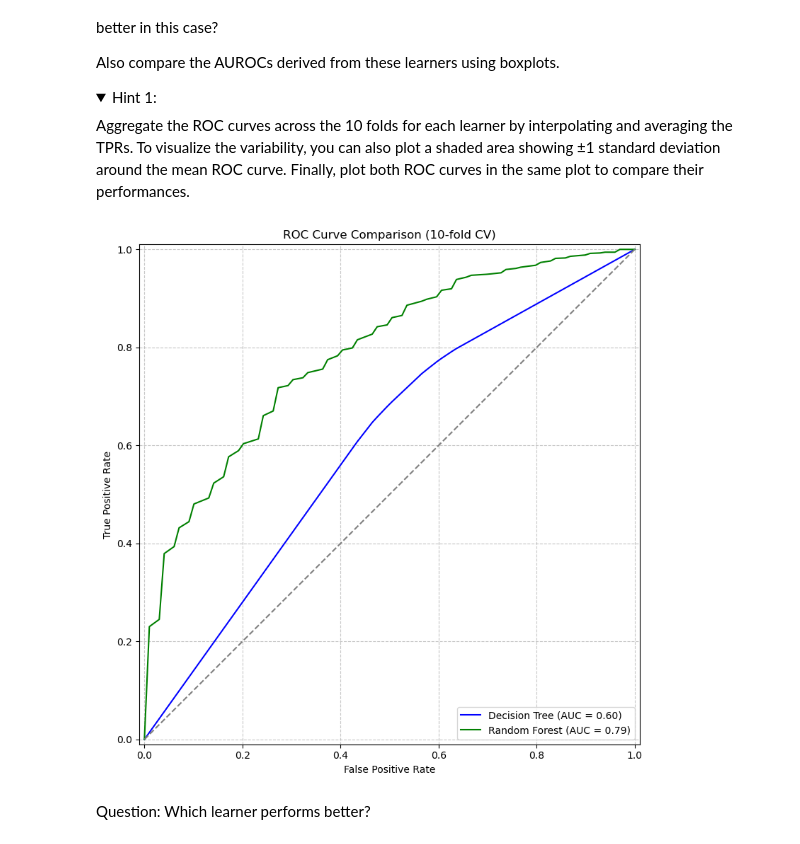
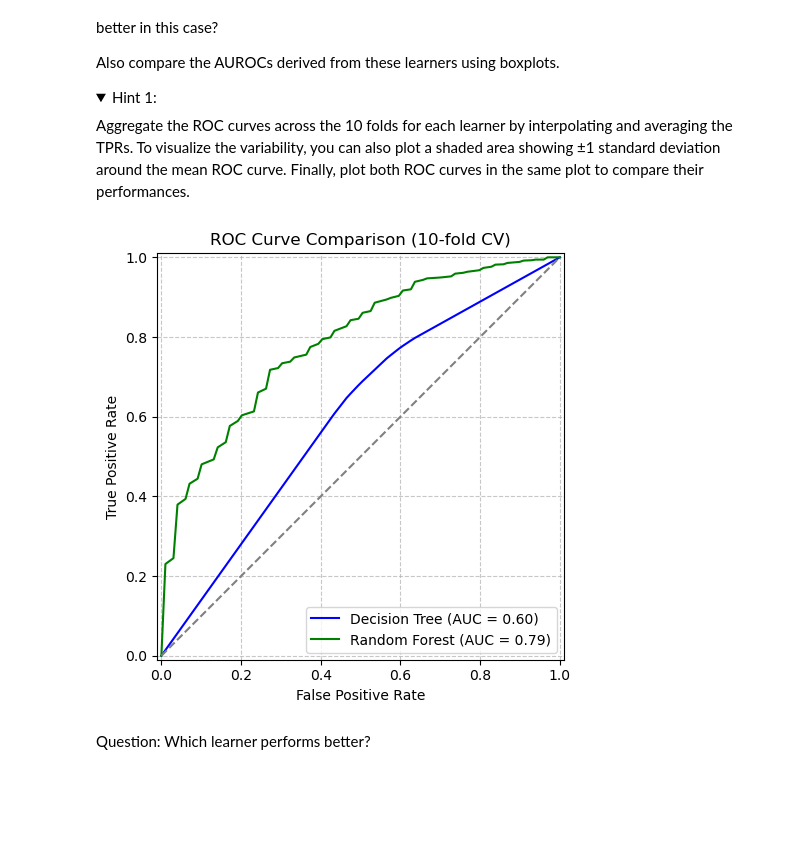
Before and after one commit to slds-lmu/lecture_appml, a Jupyter notebook: exercises/07_imbalancy_correction/07_1_roc_analysis_threshold_tuning_py.ipynb, the cells around one changed output. Saved outputs shown, nothing was run; the diff lists cells and outputs as text; code cells hidden in the pictures; folded sections open; blank space fills up the shorter version.

```diff
--- a/exercises/07_imbalancy_correction/07_1_roc_analysis_threshold_tuning_py.ipynb
+++ b/exercises/07_imbalancy_correction/07_1_roc_analysis_threshold_tuning_py.ipynb
@@ -189,19 +196,21 @@ First, use `roc_curve(y_test, probs_good, pos_label="good")` to get the values f
 #===SOLUTION===
 
 import matplotlib.pyplot as plt
-from sklearn.metrics import roc_curve, roc_auc_score
-
-fpr, tpr, thresholds = roc_curve(y_test, probs_good, pos_label="good")
+from sklearn.metrics import roc_curve, roc_auc_score, RocCurveDisplay
 
 y_test_binary = (y_test == "good").astype(int)
 roc_auc = roc_auc_score(y_test_binary, probs_good)
 
 plt.figure(figsize=(8, 6))
-plt.plot(fpr, tpr, label=f"ROC curve (AUC = {roc_auc:.2f})")
+RocCurveDisplay.from_predictions(
+    y_test,
+    probs_good,
+    pos_label="good",
+    name=f"ROC curve (AUC = {roc_auc:.2f})"
+)
 plt.plot([0, 1], [0, 1], linestyle="--", color="gray")
 plt.xlabel("False Positive Rate")
 plt.ylabel("True Positive Rate (Sensitivity)")
 plt.title("ROC Curve")
-plt.legend()
 plt.show()
 # %% [output]
@@ -389,6 +418,11 @@ for name, learner in learners.items():
 print(f"Benchmark Results:\n{'learner_id':<35} {'costs':<15}\n{'-' * 50}")
 for learner_id, cost in results.items():
     print(f"{learner_id:<35} {cost:<15.7f}")
+
+# Fit the tuned threshold classifier to get the optimal threshold
+tuned_clf = learners['threshold_tuned_log_reg']
+tuned_clf.fit(X_train, y_train)
+print(f"\nOptimal threshold: {tuned_clf.best_threshold_:.4f}")
 # %% [output]
 Benchmark Results:
 learner_id                          costs
@@ -445,7 +481,7 @@ for learner_name, learner in learners.items():
         auc_values[learner_name].append(auc_value)
 
 # Create a figure for the ROC curve plot
-plt.figure(figsize=(8, 8))
+plt.figure(figsize=(5, 5))
 
 # Colors for the different learners
 colors = {"Decision Tree": "blue", "Random Forest": "green"}
@@ -453,34 +489,34 @@ colors = {"Decision Tree": "blue", "Random Forest": "green"}
 for learner_name in learners.keys():
     mean_fpr = np.linspace(0, 1, 100)
     interp_tprs = []
 
     for fpr, tpr, _ in roc_data[learner_name]:
         interp_tpr = np.interp(mean_fpr, fpr, tpr)
         interp_tpr[0] = 0.0
         interp_tprs.append(interp_tpr)
 
     mean_tpr = np.mean(interp_tprs, axis=0)
     mean_tpr[-1] = 1.0
     mean_auc = np.mean(auc_values[learner_name])
 
     RocCurveDisplay(
         fpr=mean_fpr,
         tpr=mean_tpr,
         roc_auc=mean_auc,
         estimator_name=learner_name
     ).plot(ax=plt.gca(), color=colors[learner_name])
 
 plt.plot([0, 1], [0, 1], linestyle="--", color="gray")
 plt.xlabel("False Positive Rate")
 plt.ylabel("True Positive Rate")
 plt.title("ROC Curve Comparison (10-fold CV)")
 plt.legend(loc="lower right")
 plt.grid(True, linestyle='--', alpha=0.7)
 
 plt.tight_layout()
 plt.show()
 # %% [output]
-[figure, old version]
+[figure, new version]
 # %% [markdown]
 Question: Which learner performs better?
 # %% [markdown]
```
Also changed, not shown: parts of 7 cells of this notebook, 3 other files.
